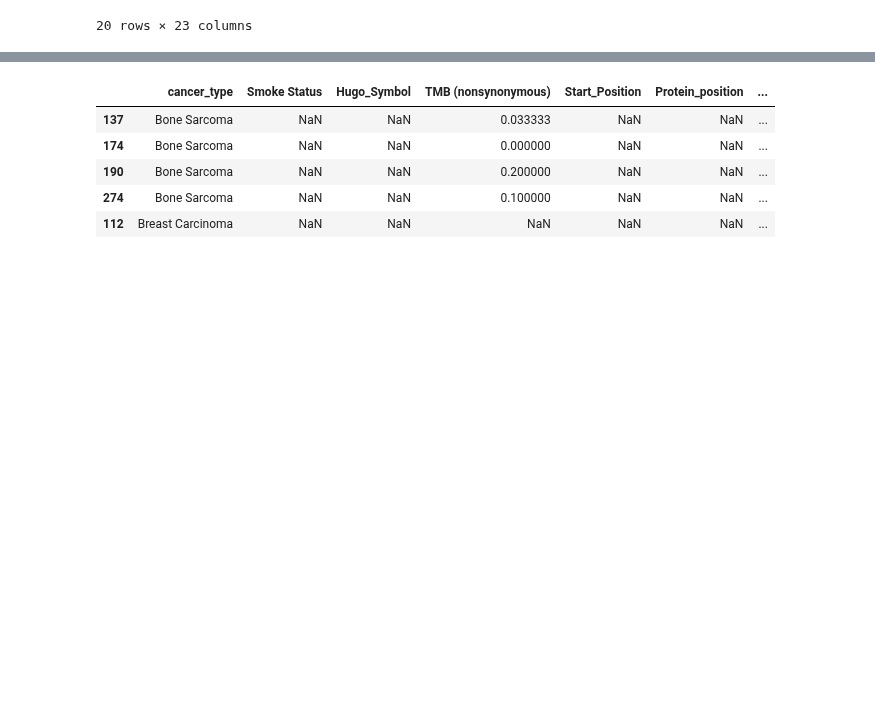
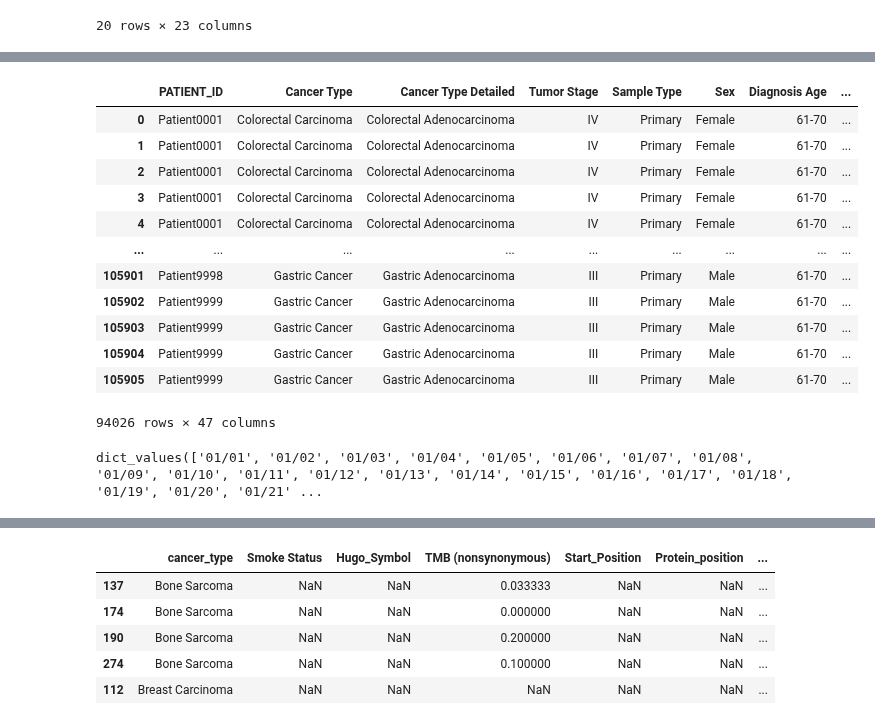
Before and after one commit to Taneun/OncoHypothesis-LLM-Ranker, a Jupyter notebook: pan_cancer/tal_data_preprocessing_new.ipynb, the cells around one changed output, grey strips where cells are left out. Saved outputs shown, nothing was run; the diff lists cells and outputs as text; code cells hidden in the pictures; blank space fills up the shorter version.

```diff
--- a/pan_cancer/tal_data_preprocessing_new.ipynb
+++ b/pan_cancer/tal_data_preprocessing_new.ipynb
@@ -157,3 +143,25 @@ data_for_model.loc[:, 'Diagnosis Age'] = data_for_model['Diagnosis Age'].astype(
+# %%
+data_for_model
+# %% [output]
+|  | PATIENT_ID | Cancer Type | Cancer Type Detailed | Tumor Stage | Sample Type | Sex | Diagnosis Age | ... |
+| 0 | Patient0001 | Colorectal Carcinoma | Colorectal Adenocarcinoma | IV | Primary | Female | 61-70 | ... |
+| 1 | Patient0001 | Colorectal Carcinoma | Colorectal Adenocarcinoma | IV | Primary | Female | 61-70 | ... |
+| 2 | Patient0001 | Colorectal Carcinoma | Colorectal Adenocarcinoma | IV | Primary | Female | 61-70 | ... |
+| 3 | Patient0001 | Colorectal Carcinoma | Colorectal Adenocarcinoma | IV | Primary | Female | 61-70 | ... |
+| 4 | Patient0001 | Colorectal Carcinoma | Colorectal Adenocarcinoma | IV | Primary | Female | 61-70 | ... |
+| ... | ... | ... | ... | ... | ... | ... | ... | ... |
+| 105901 | Patient9998 | Gastric Cancer | Gastric Adenocarcinoma | III | Primary | Male | 61-70 | ... |
+| 105902 | Patient9999 | Gastric Cancer | Gastric Adenocarcinoma | III | Primary | Male | 61-70 | ... |
+| 105903 | Patient9999 | Gastric Cancer | Gastric Adenocarcinoma | III | Primary | Male | 61-70 | ... |
+| 105904 | Patient9999 | Gastric Cancer | Gastric Adenocarcinoma | III | Primary | Male | 61-70 | ... |
+| 105905 | Patient9999 | Gastric Cancer | Gastric Adenocarcinoma | III | Primary | Male | 61-70 | ... |
+94026 rows × 47 columns
+# %%
+tt = dict(enumerate(data_for_model["Exon_Number"].astype('category').cat.categories))
+tt.values()
+# data[object_columns] = data[object_columns].astype('category')
+# %% [output]
+dict_values(['01/01', '01/02', '01/03', '01/04', '01/05', '01/06', '01/07', '01/08', '01/09', '01/10', '01/11', '01/12', '01/13', '01/14', '01/15', '01/16', '01/17', '01/18', '01/19', '01/20', '01/21' ...
 # %%
 # Filter cancer types with at least 2000 samples
 cancer_counts = data_for_model['Cancer Type'].value_counts()
```
Also changed, not shown: parts of 13 cells of this notebook, 3 other files.
